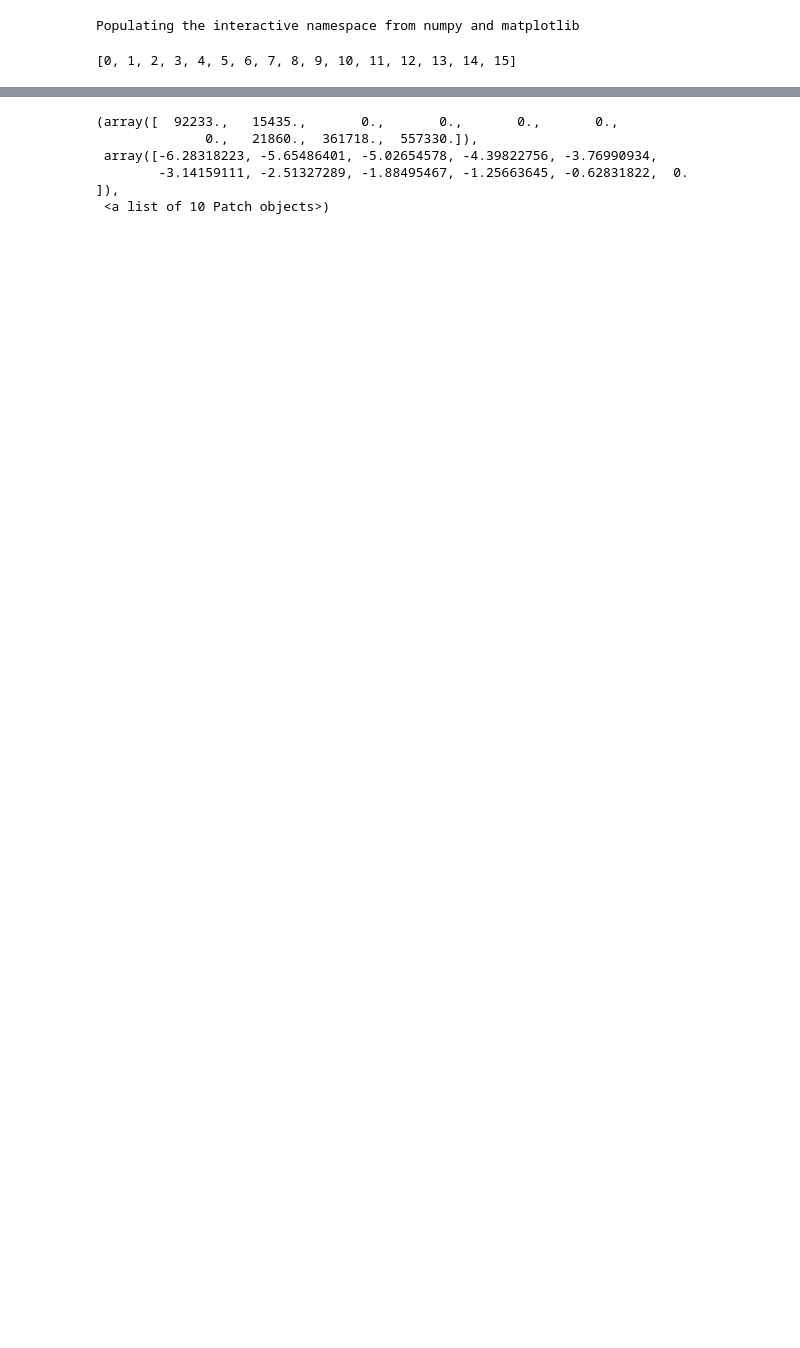
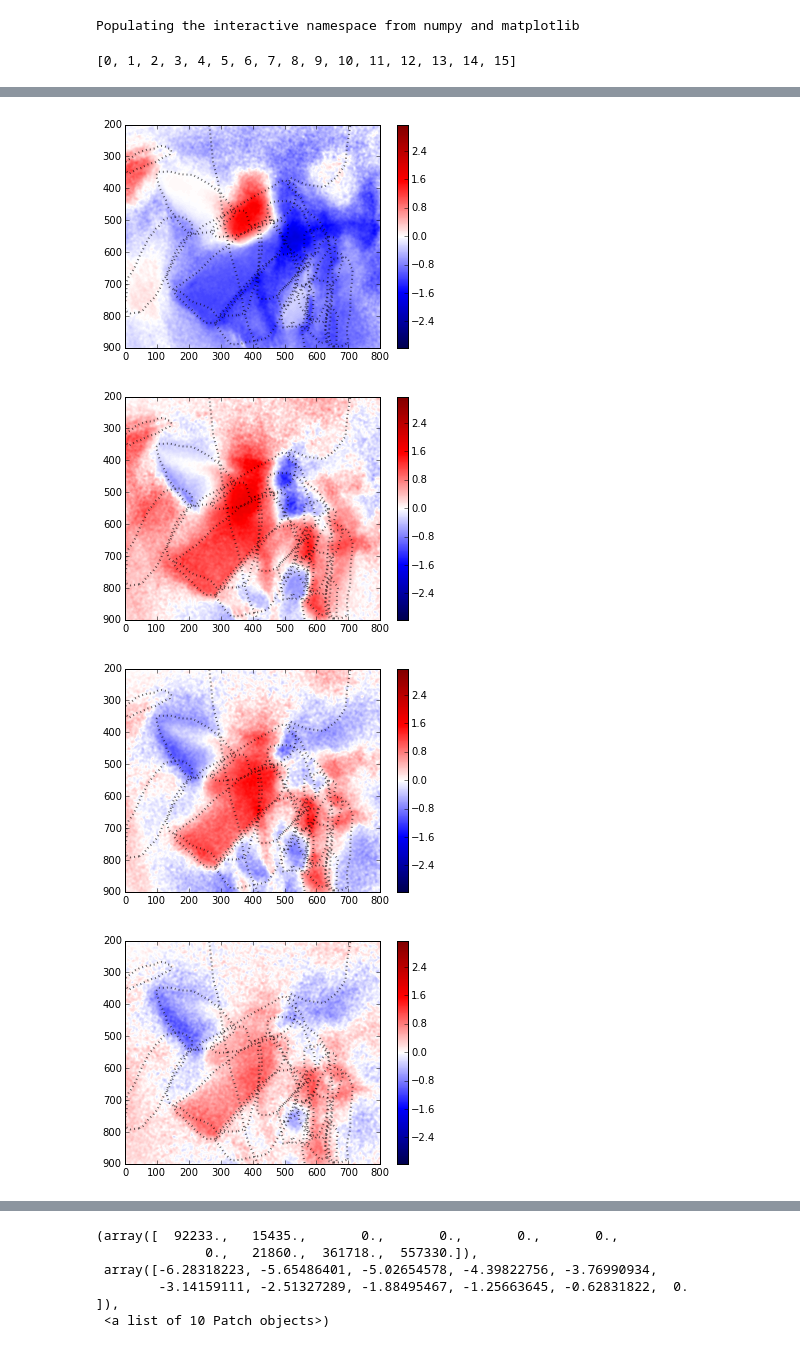
Before and after one commit to psilentp/flight-muscles, a Jupyter notebook: experimental/00_squadrons/16_step_yaw_mod1/Analysis/calc_spectral_images.ipynb, the cells around one changed output, grey strips where cells are left out. Drawn from its saved outputs; the diff is of its cells as text; code cells hidden in the pictures; blank space fills up the shorter version.

```diff
--- a/experimental/00_squadrons/16_step_yaw_mod1/Analysis/calc_spectral_images.ipynb
+++ b/experimental/00_squadrons/16_step_yaw_mod1/Analysis/calc_spectral_images.ipynb
@@ -170,7 +173,7 @@ def get_swarm_imgs(swarm):
             bands = [(freqs[x],freqs[y]) for x,y in idx_bands]
 
             data = np.angle(spectral_data['df_f_wing_csd'])
-            data = (data>0)*(-2*pi+data) + (data<0)*(data)
+            #data = (data>0)*(-2*pi+data) + (data<0)*(data)
             img_list = list()
             for idx,band in zip(idx_bands,bands):
                 img = np.mean(data[idx[0]:idx[1]],axis = 0)
@@ -212,9 +264,15 @@ shape(swarm_imgs['csd_mag'])
 # %%
+from matplotlib.colors import LogNorm,PowerNorm
 fimgs = np.array(swarm_imgs['csd_phase'])
-for img in np.mean(fimgs,axis = 0)[:5]:
+for img in np.mean(fimgs,axis = 0)[:6]:
     figure()
     #img = np.mean(fimgs,axis = 0)[0]
     #img = (img>0)*(-2*pi+img) + (img<0)*(img)
     #img = (img < pi)*img + (img > pi)*(mod(img,pi)*-1)
-    imshow(img,cmap = cm.gray)#,vmin = -1.5*pi,vmax = 0)
+    imshow(img, cm.gray,norm = PowerNorm(0.2))
+    imshow(img, cm.seismic,vmin = -pi,vmax = pi)#norm = PowerNorm(0.2))
+    gca().set_xbound(0,800)
+    gca().set_ybound(200,900)
+    confocal_view.plot(confocal_model.frame,**plot_args)
+    colorbar()
 # %% [output]
@@ -225,0 +279,4 @@ for img in np.mean(fimgs,axis = 0)[:5]:
+[figure, added]
+[figure, added]
+[figure, added]
+[figure, added]
```
Also changed, not shown: parts of 10 cells of this notebook, 4 other files.
